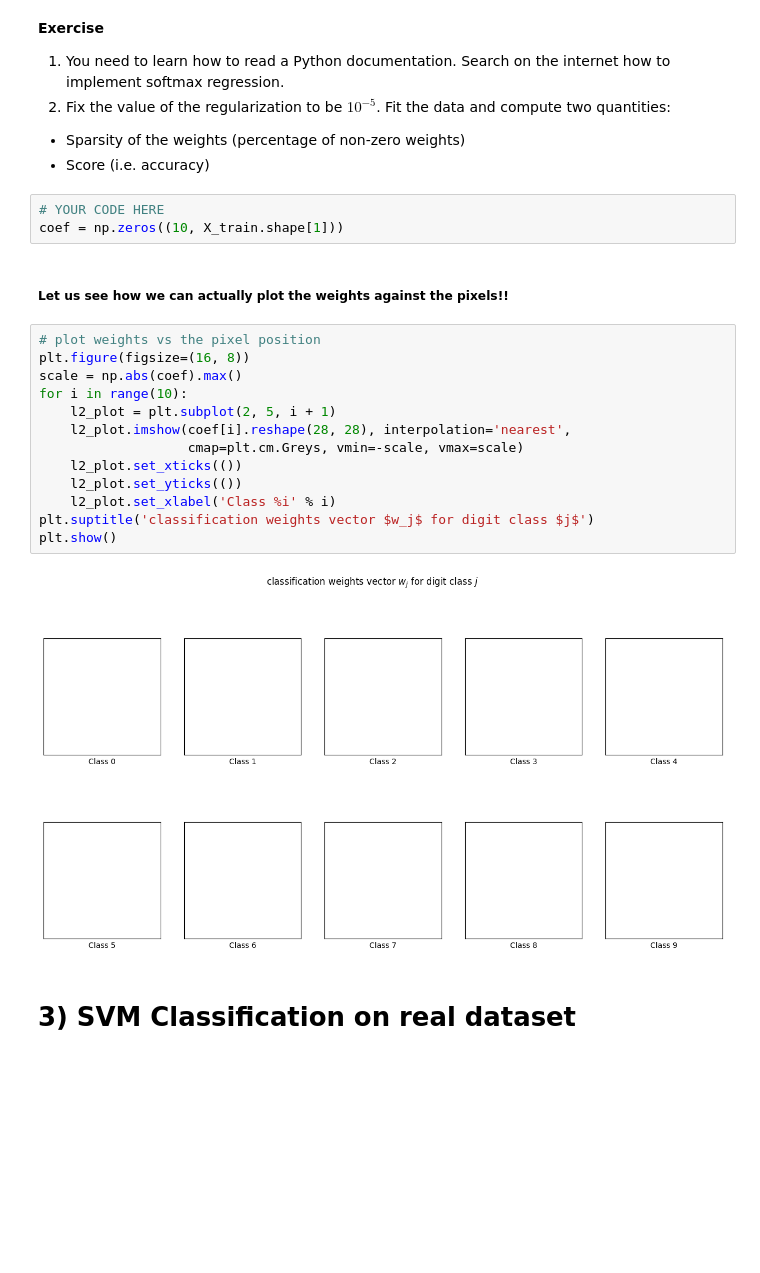
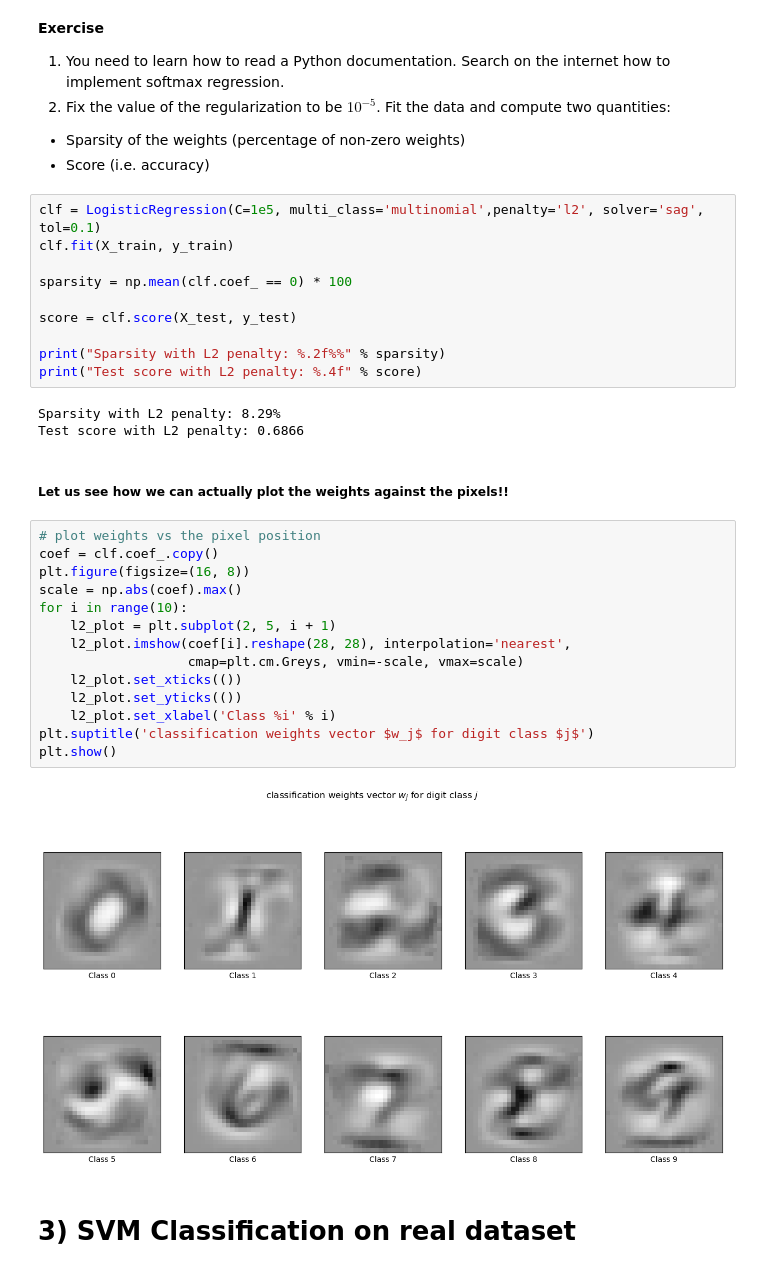
Before and after one commit to yassinuaimee/FundamentalLearningEPFL, a Jupyter notebook: TP7/[exercise]classification.ipynb, the cells around one changed output. Drawn from its saved outputs; the diff is of its cells as text; blank space fills up the shorter version.

```diff
--- a/TP7/[exercise]classification.ipynb
+++ b/TP7/[exercise]classification.ipynb
@@ -233,26 +256,37 @@ X_train = scaler.fit_transform(X_train)
  2. Fix the value of the regularization to be $10^{-5}$. Fit the data and compute two quantities:
    - Sparsity of the weights (percentage of non-zero weights)
    - Score (i.e. accuracy)
-# %%
-# YOUR CODE HERE
-coef = np.zeros((10, X_train.shape[1]))
+# %%
+clf = LogisticRegression(C=1e5, multi_class='multinomial',penalty='l2', solver='sag', tol=0.1)
+clf.fit(X_train, y_train)
+
+sparsity = np.mean(clf.coef_ == 0) * 100
+
+score = clf.score(X_test, y_test)
+
+print("Sparsity with L2 penalty: %.2f%%" % sparsity)
+print("Test score with L2 penalty: %.4f" % score)
+# %% [output]
+Sparsity with L2 penalty: 8.29%
+Test score with L2 penalty: 0.6866
 # %% [markdown]
 ##### Let us see how we can actually plot the weights against the pixels!!
 # %%
 # plot weights vs the pixel position
+coef = clf.coef_.copy()
 plt.figure(figsize=(16, 8))
 scale = np.abs(coef).max()
 for i in range(10):
     l2_plot = plt.subplot(2, 5, i + 1)
     l2_plot.imshow(coef[i].reshape(28, 28), interpolation='nearest',
                    cmap=plt.cm.Greys, vmin=-scale, vmax=scale)
     l2_plot.set_xticks(())
     l2_plot.set_yticks(())
     l2_plot.set_xlabel('Class %i' % i)
 plt.suptitle('classification weights vector $w_j$ for digit class $j$')
 plt.show()
 # %% [output]
-[figure, old version]
+[figure, new version]
 # %% [markdown]
 # 3) SVM Classification on real dataset
 # %% [markdown]
```
Also changed, not shown: parts of 16 cells of this notebook.
